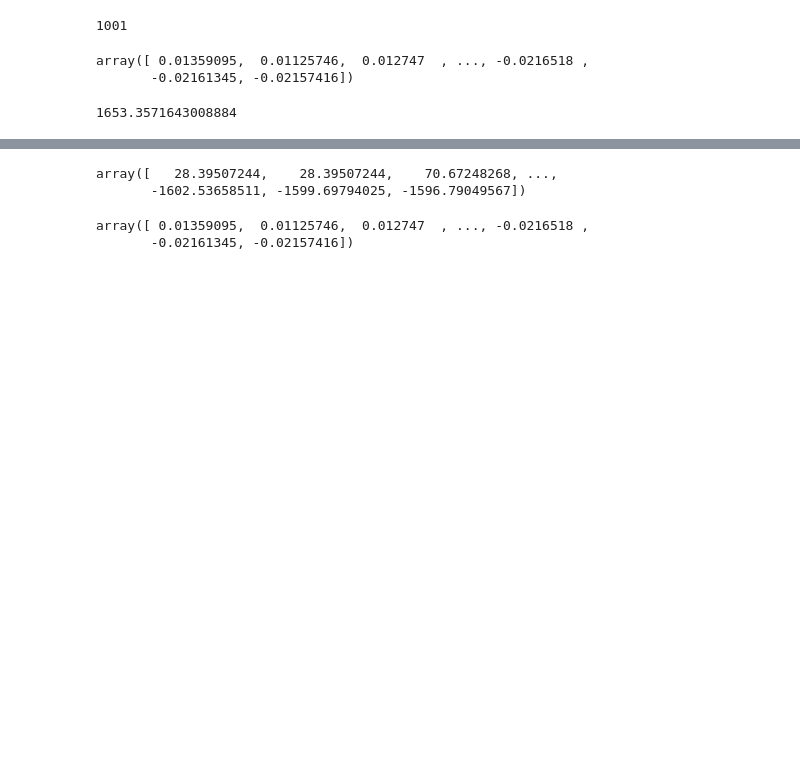
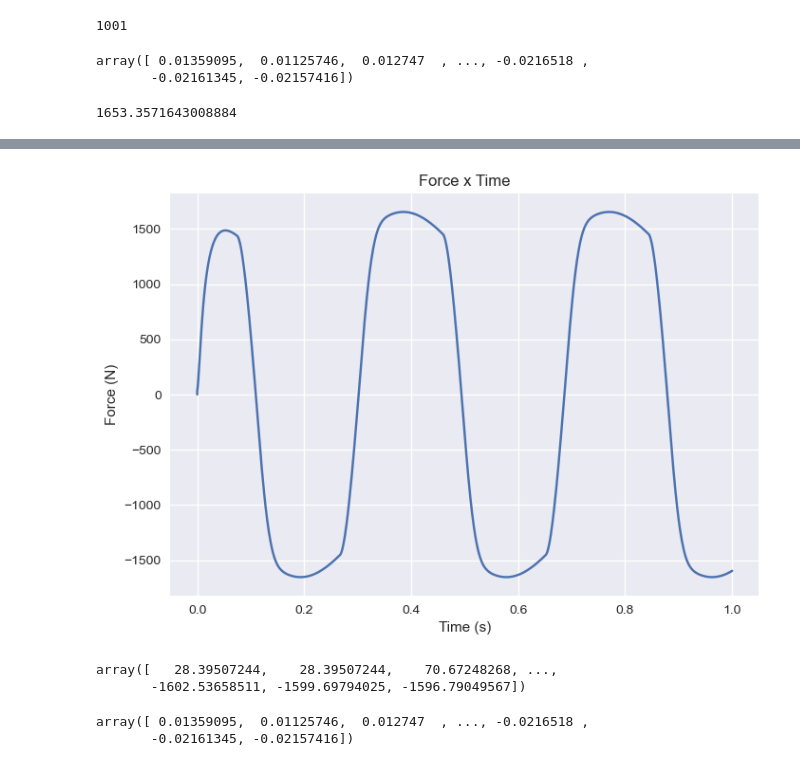
Before and after one commit to jor-vibpy/TCC-MR-Damper, a Jupyter notebook: MR Damper Bouc-Wen Modificado.ipynb, the cells around one changed output, grey strips where cells are left out. Drawn from its saved outputs; the diff is of its cells as text; code cells hidden in the pictures; blank space fills up the shorter version.

```diff
--- a/MR Damper Bouc-Wen Modificado.ipynb
+++ b/MR Damper Bouc-Wen Modificado.ipynb
@@ -119,3 +130,11 @@ plt.plot(np.insert(dx(t),0,0), np.insert(Fd*fac,0,0))
+# %%
+plt.plot(np.insert(t,0,0), np.insert(Fd*fac,0,0))
+plt.xlabel('Time (s)')
+plt.ylabel('Force (N)')
+plt.title('Force x Time')
+plt.style.use('seaborn-notebook')
+# %% [output]
+[figure, added]
 # %%
 np.insert(Fd*fac,0,Fd[0])
 # %% [output]
```
Also changed, not shown: parts of 2 cells of this notebook, 3 other files.
